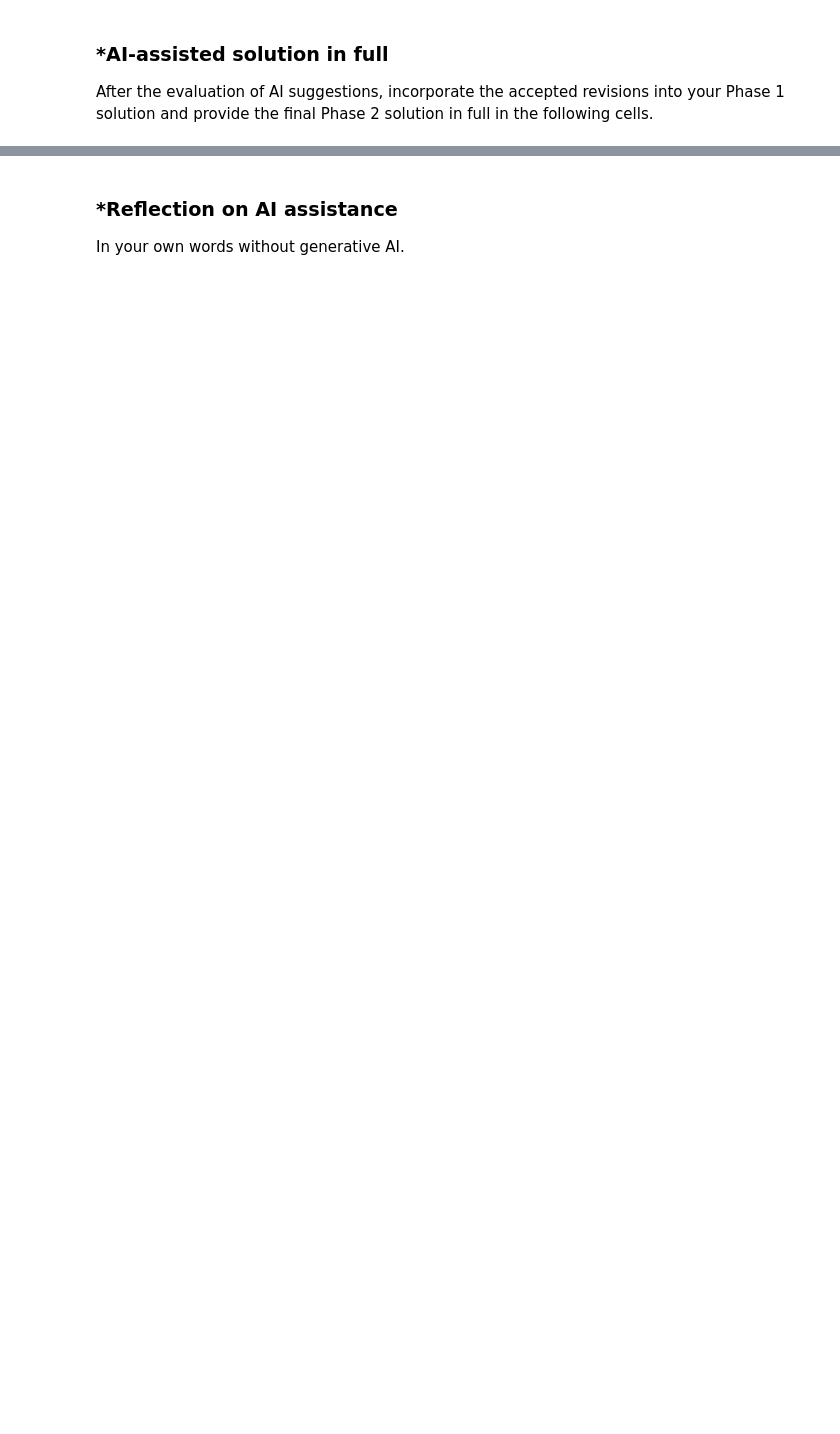
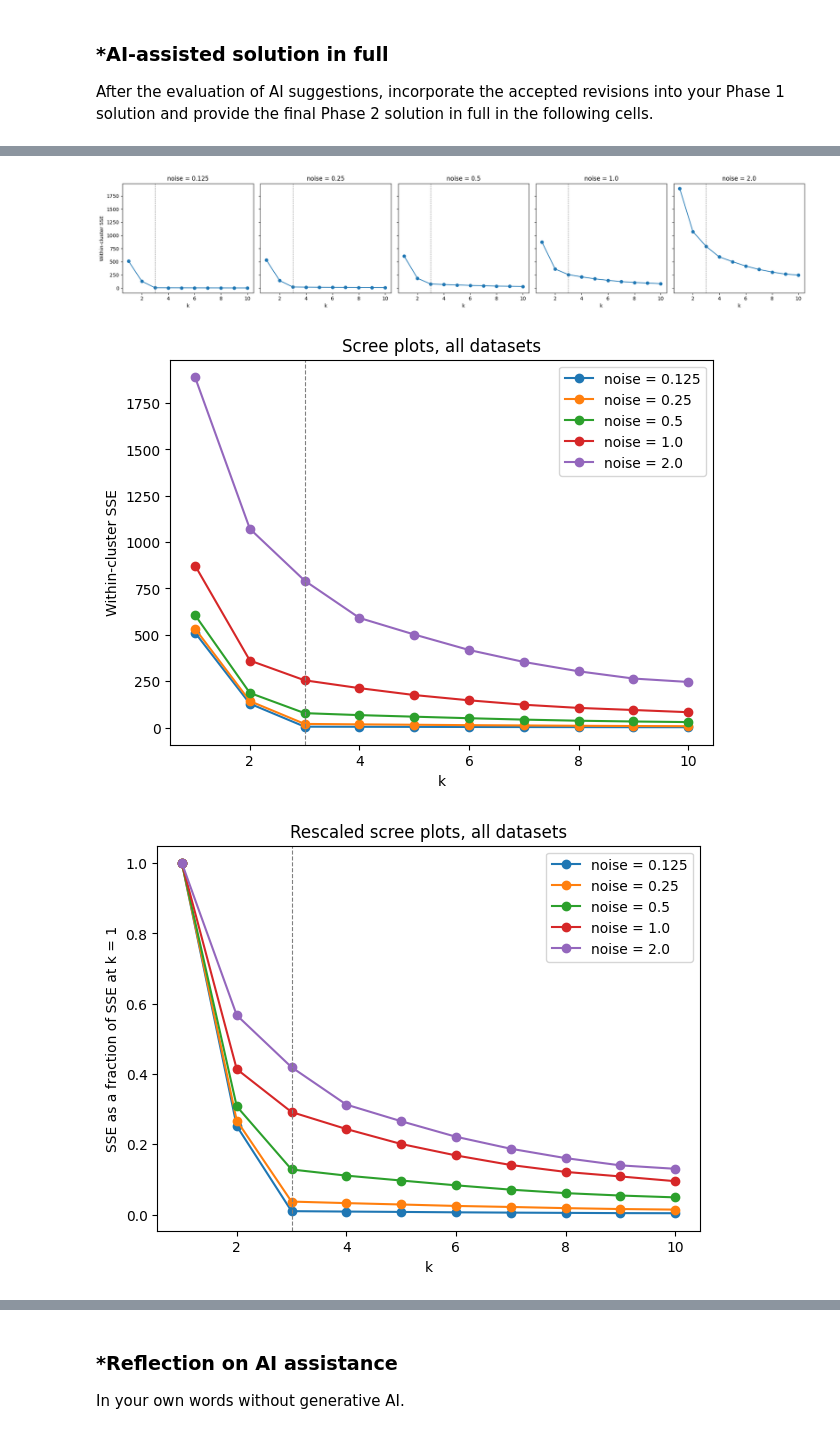
Before and after one commit to angelpavu/A04-clustering, a Jupyter notebook: notebook_(5).ipynb, the cells around one changed output, grey strips where cells are left out. Saved outputs shown, nothing was run; the diff lists cells and outputs as text; code cells hidden in the pictures; blank space fills up the shorter version.

```diff
--- a/notebook_(5).ipynb
+++ b/notebook_(5).ipynb
@@ -388,0 +413,16 @@ After the evaluation of AI suggestions, incorporate the accepted revisions into
+# %%
+#Q1Part2
+import matplotlib.pyplot as plt
+datasets = {0.125: df0_125, 0.25: df0_25, 0.5: df0_5, 1.0: df1_0, 2.0: df2_0}
+colors = {'a': 'tab:blue', 'b': 'tab:orange', 'c': 'tab:green'}
+
+fig, axes = plt.subplots(1, 5, figsize=(20, 4), sharex=True, sharey=True)
+for ax, (noise, df) in zip(axes, datasets.items()):
+    for g, sub in df.groupby('group'):
+        ax.scatter(sub['x1'], sub['x2'], s=14, c=colors[g], label=g)
+    ax.set_title(f'noise = {noise}')
+    ax.set_xlabel('x1')
+axes[0].set_ylabel('x2')
+axes[0].legend(title='group')
+plt.tight_layout()
+plt.show()
@@ -388,0 +435,44 @@ After the evaluation of AI suggestions, incorporate the accepted revisions into
+# %%
+from sklearn.cluster import KMeans
+ks = range(1, 11)
+sse = {}
+for noise, df in datasets.items():
+    X = df[['x1', 'x2']].values
+    sse[noise] = [KMeans(n_clusters=k, n_init=10, random_state=0).fit(X).inertia_ for k in ks]
+
+# Separate panels, same vertical axis
+fig, axes = plt.subplots(1, 5, figsize=(20, 4), sharey=True)
+for ax, (noise, vals) in zip(axes, sse.items()):
+    ax.plot(list(ks), vals, 'o-')
+    ax.axvline(3, color='gray', ls='--', lw=0.8)  # true k
+    ax.set_title(f'noise = {noise}')
+    ax.set_xlabel('k')
+axes[0].set_ylabel('Within-cluster SSE')
+plt.tight_layout()
+plt.show()
+
+# All curves on one canvas
+plt.figure(figsize=(7, 5))
+for noise, vals in sse.items():
+    plt.plot(list(ks), vals, 'o-', label=f'noise = {noise}')
+plt.axvline(3, color='gray', ls='--', lw=0.8)
+plt.xlabel('k')
+plt.ylabel('Within-cluster SSE')
+plt.title('Scree plots, all datasets')
+plt.legend()
+plt.show()
+
+# NEW AI PROPOSED CHANGE: Rescaled scree plot: each curve divided by its own SSE at k = 1
+plt.figure(figsize=(7, 5))
+for noise, vals in sse.items():
+    plt.plot(list(ks), np.array(vals) / vals[0], 'o-', label=f'noise = {noise}')
+plt.axvline(3, color='gray', ls='--', lw=0.8)
+plt.xlabel('k')
+plt.ylabel('SSE as a fraction of SSE at k = 1')
+plt.title('Rescaled scree plots, all datasets')
+plt.legend()
+plt.show()
+# %% [output]
+[figure, added]
+[figure, added]
+[figure, added]
```
Also changed, not shown: parts of 24 cells of this notebook.
